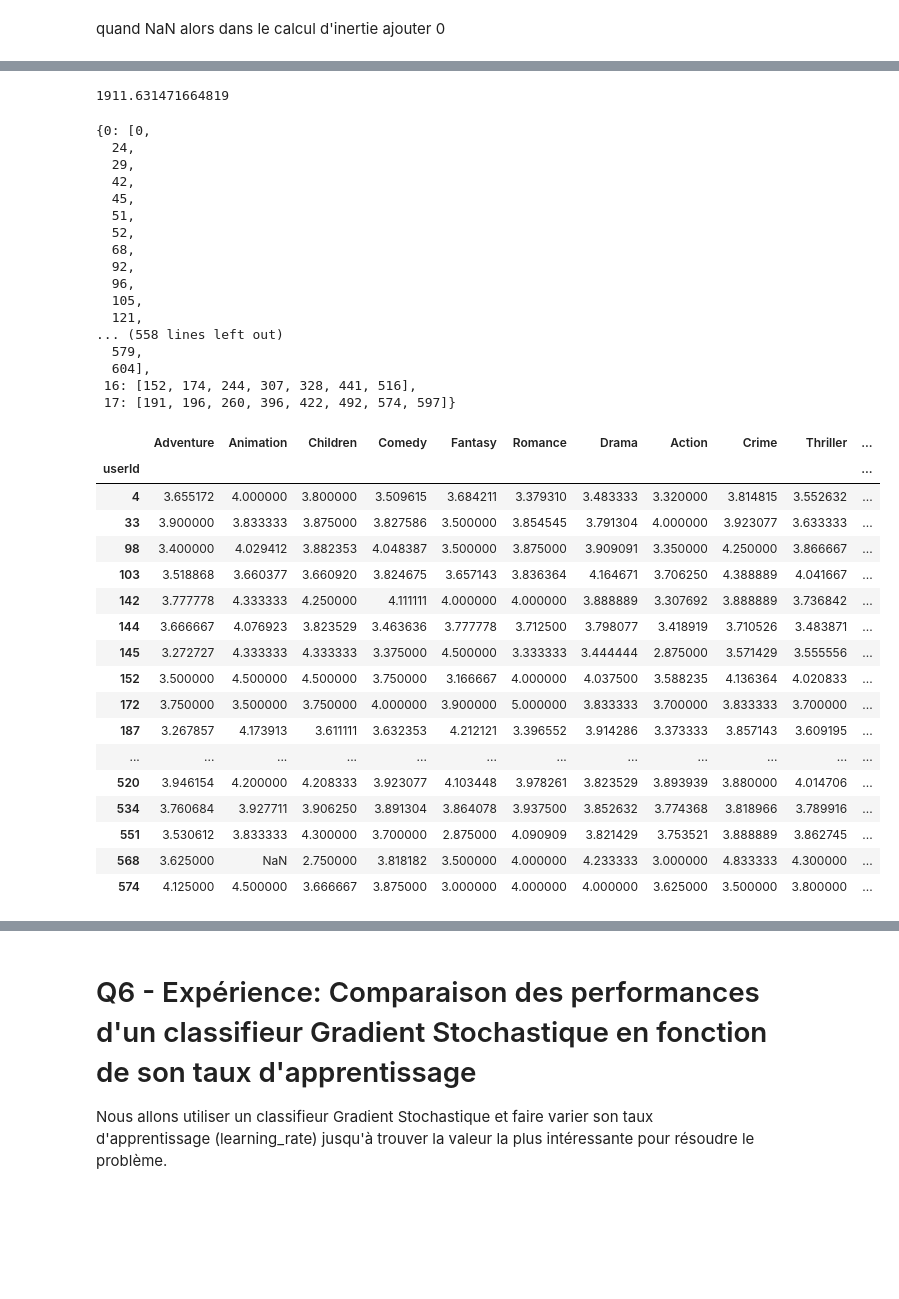
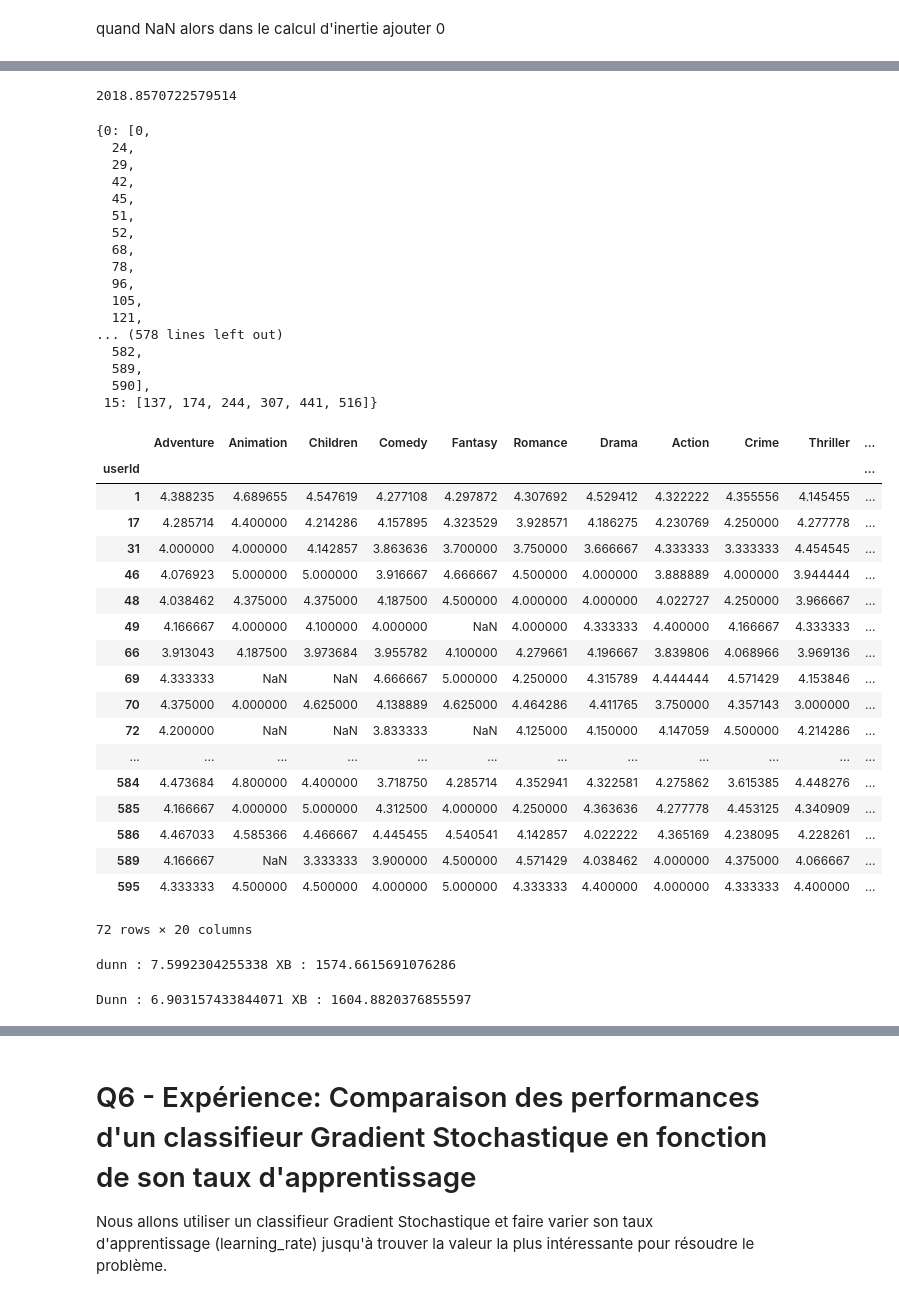
Before and after one commit to jouvev/projet3i026, a Jupyter notebook: projet.ipynb, the cells around one changed output, grey strips where cells are left out. Cells and saved outputs as stored; diff of their text form; code cells hidden in the pictures; blank space fills up the shorter version.

```diff
--- a/projet.ipynb
+++ b/projet.ipynb
@@ -339,0 +333,7 @@ print("accuracy",accuracy(test_q2,knn)[0])
+# %%
+knn = ClassifierKNN(dimension, 3)
+knn.train(train_q2)
+acc = 0
+for i in range(test_q2.size()):
+    acc += abs(test_q2.getY(i)[0] - knn.predict(test_q2.getX(i))[0])
+print("accuracy",accuracy(test_q2,knn)[0])
@@ -663,9 +701,9 @@ plt.show()
 # %%
-cent, mat= kmoyennes(18, profils, 10, 100)
+cent, mat= kmoyennes(16, profils, 10, 100)
 print(inertie_globale(df=profils,mat=mat))
 mat
 # %% [output]
-1911.631471664819
+2018.8570722579514
 {0: [0,
   24,
   29,
@@ -674,33 +712,34 @@ mat
   51,
   52,
   68,
-  92,
+  78,
   96,
   105,
   121,
-... (558 lines left out)
-  579,
-  604],
- 16: [152, 174, 244, 307, 328, 441, 516],
- 17: [191, 196, 260, 396, 422, 492, 574, 597]}
+... (578 lines left out)
+  582,
+  589,
+  590],
+ 15: [137, 174, 244, 307, 441, 516]}
 # %%
-profils.iloc[mat[3]]
+profils.iloc[mat[2]]
 # %% [output]
 |  | Adventure | Animation | Children | Comedy | Fantasy | Romance | Drama | Action | Crime | Thriller | ... |
 | userId |  |  |  |  |  |  |  |  |  |  | ... |
-| 4 | 3.655172 | 4.000000 | 3.800000 | 3.509615 | 3.684211 | 3.379310 | 3.483333 | 3.320000 | 3.814815 | 3.552632 | ... |
-| 33 | 3.900000 | 3.833333 | 3.875000 | 3.827586 | 3.500000 | 3.854545 | 3.791304 | 4.000000 | 3.923077 | 3.633333 | ... |
-| 98 | 3.400000 | 4.029412 | 3.882353 | 4.048387 | 3.500000 | 3.875000 | 3.909091 | 3.350000 | 4.250000 | 3.866667 | ... |
-| 103 | 3.518868 | 3.660377 | 3.660920 | 3.824675 | 3.657143 | 3.836364 | 4.164671 | 3.706250 | 4.388889 | 4.041667 | ... |
-| 142 | 3.777778 | 4.333333 | 4.250000 | 4.111111 | 4.000000 | 4.000000 | 3.888889 | 3.307692 | 3.888889 | 3.736842 | ... |
-| 144 | 3.666667 | 4.076923 | 3.823529 | 3.463636 | 3.777778 | 3.712500 | 3.798077 | 3.418919 | 3.710526 | 3.483871 | ... |
-| 145 | 3.272727 | 4.333333 | 4.333333 | 3.375000 | 4.500000 | 3.333333 | 3.444444 | 2.875000 | 3.571429 | 3.555556 | ... |
-| 152 | 3.500000 | 4.500000 | 4.500000 | 3.750000 | 3.166667 | 4.000000 | 4.037500 | 3.588235 | 4.136364 | 4.020833 | ... |
-| 172 | 3.750000 | 3.500000 | 3.750000 | 4.000000 | 3.900000 | 5.000000 | 3.833333 | 3.700000 | 3.833333 | 3.700000 | ... |
-| 187 | 3.267857 | 4.173913 | 3.611111 | 3.632353 | 4.212121 | 3.396552 | 3.914286 | 3.373333 | 3.857143 | 3.609195 | ... |
+| 1 | 4.388235 | 4.689655 | 4.547619 | 4.277108 | 4.297872 | 4.307692 | 4.529412 | 4.322222 | 4.355556 | 4.145455 | ... |
+| 17 | 4.285714 | 4.400000 | 4.214286 | 4.157895 | 4.323529 | 3.928571 | 4.186275 | 4.230769 | 4.250000 | 4.277778 | ... |
+| 31 | 4.000000 | 4.000000 | 4.142857 | 3.863636 | 3.700000 | 3.750000 | 3.666667 | 4.333333 | 3.333333 | 4.454545 | ... |
+| 46 | 4.076923 | 5.000000 | 5.000000 | 3.916667 | 4.666667 | 4.500000 | 4.000000 | 3.888889 | 4.000000 | 3.944444 | ... |
+| 48 | 4.038462 | 4.375000 | 4.375000 | 4.187500 | 4.500000 | 4.000000 | 4.000000 | 4.022727 | 4.250000 | 3.966667 | ... |
+| 49 | 4.166667 | 4.000000 | 4.100000 | 4.000000 | NaN | 4.000000 | 4.333333 | 4.400000 | 4.166667 | 4.333333 | ... |
+| 66 | 3.913043 | 4.187500 | 3.973684 | 3.955782 | 4.100000 | 4.279661 | 4.196667 | 3.839806 | 4.068966 | 3.969136 | ... |
+| 69 | 4.333333 | NaN | NaN | 4.666667 | 5.000000 | 4.250000 | 4.315789 | 4.444444 | 4.571429 | 4.153846 | ... |
+| 70 | 4.375000 | 4.000000 | 4.625000 | 4.138889 | 4.625000 | 4.464286 | 4.411765 | 3.750000 | 4.357143 | 3.000000 | ... |
+| 72 | 4.200000 | NaN | NaN | 3.833333 | NaN | 4.125000 | 4.150000 | 4.147059 | 4.500000 | 4.214286 | ... |
 | ... | ... | ... | ... | ... | ... | ... | ... | ... | ... | ... | ... |
-| 520 | 3.946154 | 4.200000 | 4.208333 | 3.923077 | 4.103448 | 3.978261 | 3.823529 | 3.893939 | 3.880000 | 4.014706 | ... |
-| 534 | 3.760684 | 3.927711 | 3.906250 | 3.891304 | 3.864078 | 3.937500 | 3.852632 | 3.774368 | 3.818966 | 3.789916 | ... |
-| 551 | 3.530612 | 3.833333 | 4.300000 | 3.700000 | 2.875000 | 4.090909 | 3.821429 | 3.753521 | 3.888889 | 3.862745 | ... |
-| 568 | 3.625000 | NaN | 2.750000 | 3.818182 | 3.500000 | 4.000000 | 4.233333 | 3.000000 | 4.833333 | 4.300000 | ... |
-| 574 | 4.125000 | 4.500000 | 3.666667 | 3.875000 | 3.000000 | 4.000000 | 4.000000 | 3.625000 | 3.500000 | 3.800000 | ... |
+| 584 | 4.473684 | 4.800000 | 4.400000 | 3.718750 | 4.285714 | 4.352941 | 4.322581 | 4.275862 | 3.615385 | 4.448276 | ... |
+| 585 | 4.166667 | 4.000000 | 5.000000 | 4.312500 | 4.000000 | 4.250000 | 4.363636 | 4.277778 | 4.453125 | 4.340909 | ... |
+| 586 | 4.467033 | 4.585366 | 4.466667 | 4.445455 | 4.540541 | 4.142857 | 4.022222 | 4.365169 | 4.238095 | 4.228261 | ... |
+| 589 | 4.166667 | NaN | 3.333333 | 3.900000 | 4.500000 | 4.571429 | 4.038462 | 4.000000 | 4.375000 | 4.066667 | ... |
+| 595 | 4.333333 | 4.500000 | 4.500000 | 4.000000 | 5.000000 | 4.333333 | 4.400000 | 4.000000 | 4.333333 | 4.400000 | ... |
+72 rows × 20 columns
@@ -706,0 +779,9 @@ profils.iloc[mat[3]]
+# %%
+print("Dunn :",evaluation("Dunn",profils,cent,mat),"XB :",evaluation("XB",profils,cent,mat))
+# %% [output]
+dunn : 7.5992304255338 XB : 1574.6615691076286
+# %%
+cent2, mat2= kmoyennes(18, profils, 10, 100)
+print("Dunn :",evaluation("Dunn",profils,cent2,mat2),"XB :",evaluation("XB",profils,cent2,mat2))
+# %% [output]
+Dunn : 6.903157433844071 XB : 1604.8820376855597
```
Also changed, not shown: parts of 21 cells of this notebook, 2 other files.
